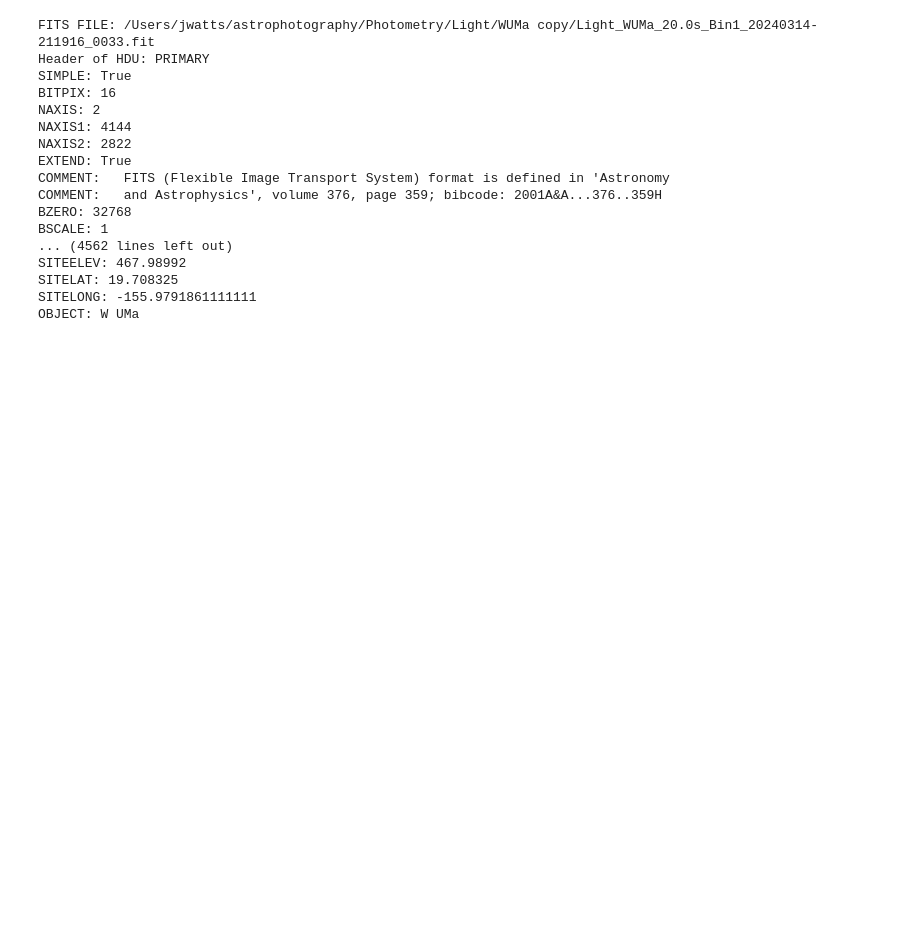
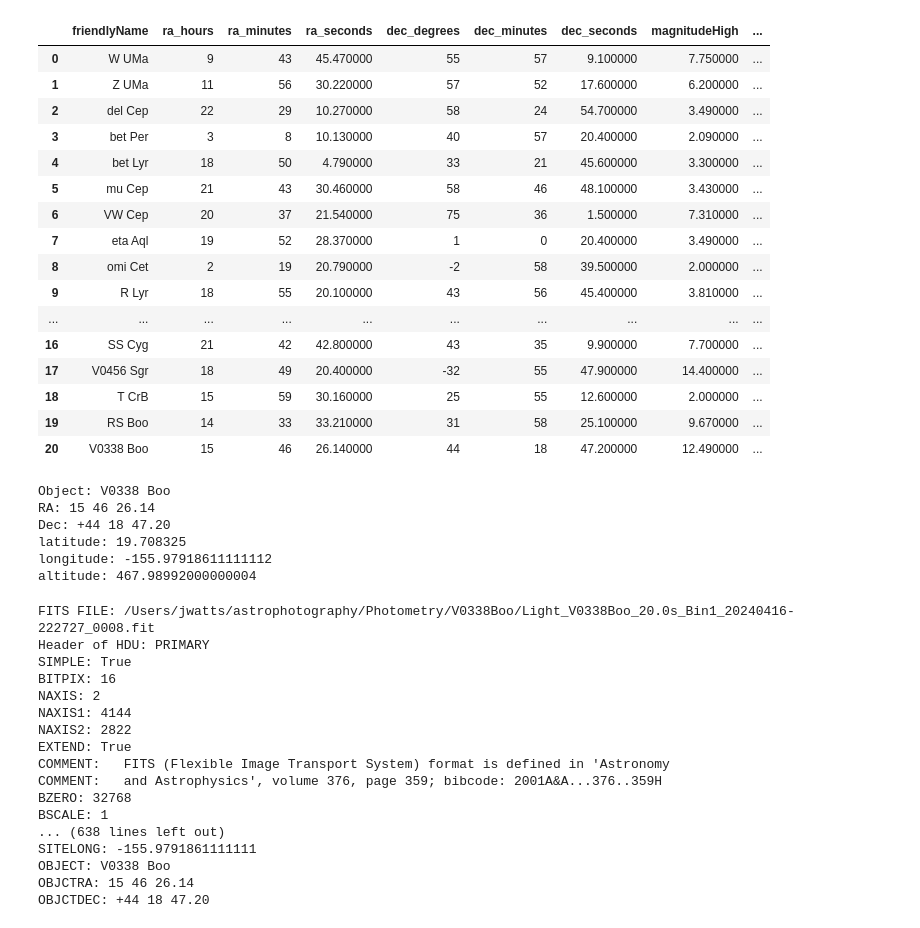
Before and after one commit to jeffrwatts/StarGazerData, a Jupyter notebook: AAVSO - Add FITS header.ipynb, the cells around one changed output. Drawn from its saved outputs; the diff is of its cells as text; code cells hidden in the pictures; blank space fills up the shorter version.

Commit message:
updated FITS header

```diff
--- a/AAVSO - Add FITS header.ipynb
+++ b/AAVSO - Add FITS header.ipynb
@@ -1,5 +1,10 @@
 # %%
 import os
+
 from astropy.io import fits
+from astropy import units as u
 from astropy.coordinates import Angle
-import astropy.units as u
+
+import pandas as pd
+pd.set_option('display.max_rows', None)
+pd.set_option('display.float_format', '{:.6f}'.format)
@@ -56,28 +42,69 @@ def dump_header(filename):
+# %%
+df = pd.read_csv('Variable Stars.csv')
+df[0:100]
+# %% [output]
+|  | friendlyName | ra_hours | ra_minutes | ra_seconds | dec_degrees | dec_minutes | dec_seconds | magnitudeHigh | ... |
+| 0 | W UMa | 9 | 43 | 45.470000 | 55 | 57 | 9.100000 | 7.750000 | ... |
+| 1 | Z UMa | 11 | 56 | 30.220000 | 57 | 52 | 17.600000 | 6.200000 | ... |
+| 2 | del Cep | 22 | 29 | 10.270000 | 58 | 24 | 54.700000 | 3.490000 | ... |
+| 3 | bet Per | 3 | 8 | 10.130000 | 40 | 57 | 20.400000 | 2.090000 | ... |
+| 4 | bet Lyr | 18 | 50 | 4.790000 | 33 | 21 | 45.600000 | 3.300000 | ... |
+| 5 | mu Cep | 21 | 43 | 30.460000 | 58 | 46 | 48.100000 | 3.430000 | ... |
+| 6 | VW Cep | 20 | 37 | 21.540000 | 75 | 36 | 1.500000 | 7.310000 | ... |
+| 7 | eta Aql | 19 | 52 | 28.370000 | 1 | 0 | 20.400000 | 3.490000 | ... |
+| 8 | omi Cet | 2 | 19 | 20.790000 | -2 | 58 | 39.500000 | 2.000000 | ... |
+| 9 | R Lyr | 18 | 55 | 20.100000 | 43 | 56 | 45.400000 | 3.810000 | ... |
+| ... | ... | ... | ... | ... | ... | ... | ... | ... | ... |
+| 16 | SS Cyg | 21 | 42 | 42.800000 | 43 | 35 | 9.900000 | 7.700000 | ... |
+| 17 | V0456 Sgr | 18 | 49 | 20.400000 | -32 | 55 | 47.900000 | 14.400000 | ... |
+| 18 | T CrB | 15 | 59 | 30.160000 | 25 | 55 | 12.600000 | 2.000000 | ... |
+| 19 | RS Boo | 14 | 33 | 33.210000 | 31 | 58 | 25.100000 | 9.670000 | ... |
+| 20 | V0338 Boo | 15 | 46 | 26.140000 | 44 | 18 | 47.200000 | 12.490000 | ... |
+# %%
+obj = "V0338 Boo"
+star = df.loc[df['friendlyName'] == obj].iloc[0]  # Get the first matching row
+objectra, objectdec = format_ra_dec(star)
+
+latitude = dms_to_decimal(19, 42, 29.97, 'N')
+longitude = dms_to_decimal(155, 58, 45.07, 'W')
+altitude = (1535.4 * u.imperial.ft).to(u.m).value
+
+print("Object:", obj)
+print("RA:", objectra)
+print("Dec:", objectdec)
+
+print("latitude:", latitude)
+print("longitude:", longitude)
+print("altitude:", altitude)
+# %% [output]
+Object: V0338 Boo
+RA: 15 46 26.14
+Dec: +44 18 47.20
+latitude: 19.708325
+longitude: -155.97918611111112
+altitude: 467.98992000000004
 # %%
-obj = "W UMa"
-
-latitude = dms_to_decimal(19, 42, 29.97, N)
-longitude = dms_to_decimal(155, 58, 45.07, W)
-altitude = (1535.4 * u.imperial.ft).to(u.m).value
-
+directory = '/Users/jwatts/astrophotography/Photometry/V0338Boo/'
 
 values_to_add = {
     'SITEELEV': (altitude, 'Site elevation in meters'),
     'SITELAT': (latitude, 'Site latitude in degrees'),
     'SITELONG': (longitude, 'Site longitude in degrees'),
     'OBJECT': (obj, 'Target object name'),
+    'OBJCTRA': (objectra, '[hms J2000] Target right ascension'),
+    'OBJCTDEC': (objectdec, '[dms +N J2000] Target declination')
 }
 
-directory = '/Users/jwatts/astrophotography/Photometry/Light/WUMa copy/'
+keys_to_remove = ['RA', 'DEC']
 
 for filename in os.listdir(directory):
     if filename.endswith('.fit'):
         fits_file = os.path.join(directory, filename)
         print(f"FITS FILE: {fits_file}")
-        update_fits_header(fits_file, values_to_add, delRaDec = False)
+        update_header(fits_file, values_to_add, keys_to_remove)
         dump_header(fits_file)
 # %% [output]
-FITS FILE: /Users/jwatts/astrophotography/Photometry/Light/WUMa copy/Light_WUMa_20.0s_Bin1_20240314-211916_0033.fit
+FITS FILE: /Users/jwatts/astrophotography/Photometry/V0338Boo/Light_V0338Boo_20.0s_Bin1_20240416-222727_0008.fit
 Header of HDU: PRIMARY
 SIMPLE: True
 BITPIX: 16
@@ -89,8 +116,8 @@ COMMENT:   FITS (Flexible Image Transport System) format is defined in 'Astronom
 COMMENT:   and Astrophysics', volume 376, page 359; bibcode: 2001A&A...376..359H
 BZERO: 32768
 BSCALE: 1
-... (4562 lines left out)
-SITEELEV: 467.98992
-SITELAT: 19.708325
+... (638 lines left out)
 SITELONG: -155.9791861111111
-OBJECT: W UMa
+OBJECT: V0338 Boo
+OBJCTRA: 15 46 26.14
+OBJCTDEC: +44 18 47.20
```
Also changed, not shown: parts of 2 cells of this notebook.
